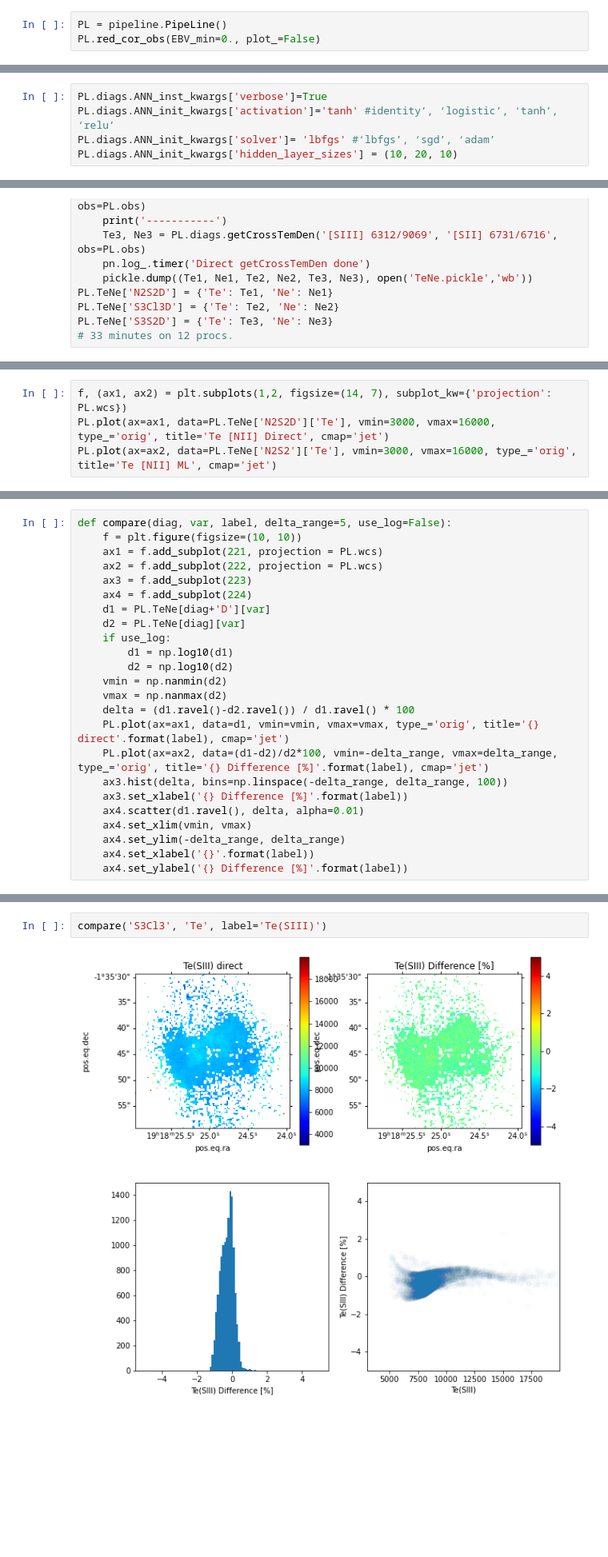
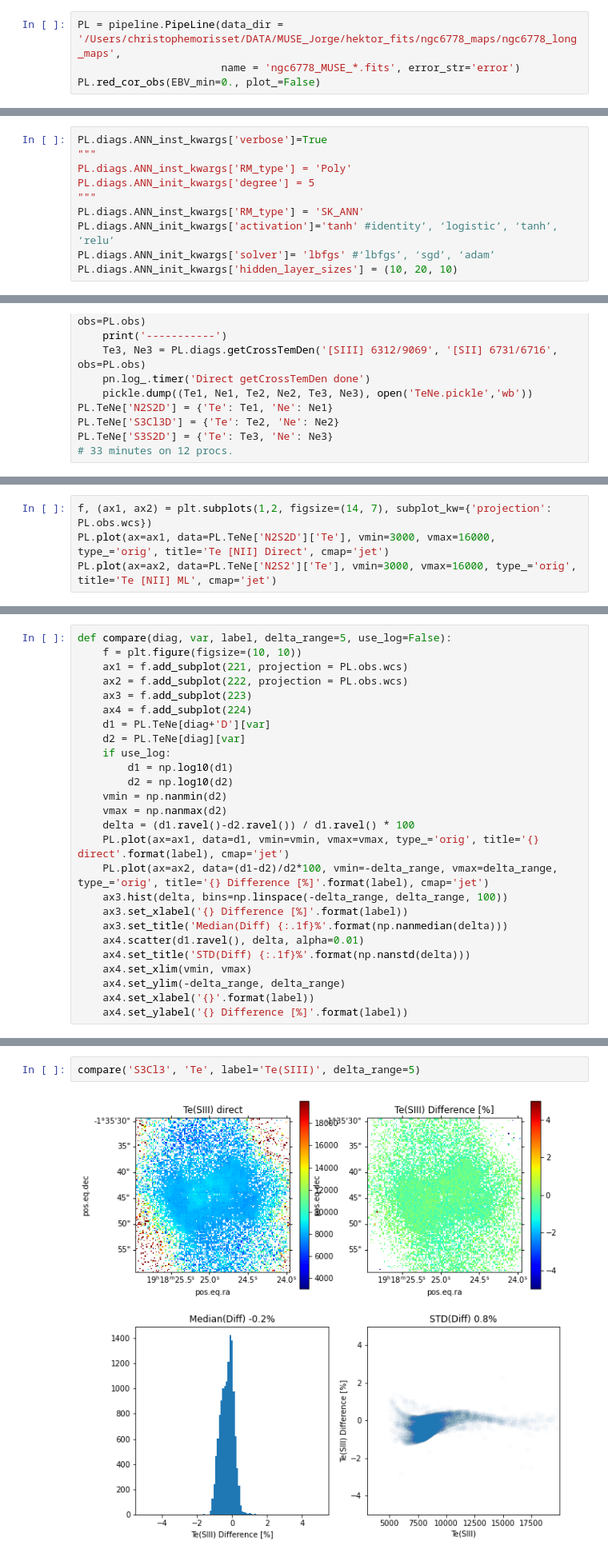
Before and after one commit to Morisset/MUSE_PNe, a Jupyter notebook: pipeline-testML.ipynb, the cells around one changed output, grey strips where cells are left out. Shown at 80% size. Drawn from its saved outputs; the diff is of its cells as text; blank space fills up the shorter version.

```diff
--- a/pipeline-testML.ipynb
+++ b/pipeline-testML.ipynb
@@ -17,4 +14,5 @@ The autoreload extension is already loaded. To reload it, use:
 # %%
-PL = pipeline.PipeLine()
+PL = pipeline.PipeLine(data_dir = '/Users/christophemorisset/DATA/MUSE_Jorge/hektor_fits/ngc6778_maps/ngc6778_long_maps',
+                       name = 'ngc6778_MUSE_*.fits', error_str='error')
 PL.red_cor_obs(EBV_min=0., plot_=False)
 # %% [output]
@@ -50,5 +46,10 @@ warng Observation: No line for O2_3727A+ from NoneNone at wavelength None (blend
 # %%
 PL.diags.ANN_inst_kwargs['verbose']=True
+"""
+PL.diags.ANN_inst_kwargs['RM_type'] = 'Poly'
+PL.diags.ANN_init_kwargs['degree'] = 5
+"""
+PL.diags.ANN_inst_kwargs['RM_type'] = 'SK_ANN'
 PL.diags.ANN_init_kwargs['activation']='tanh' #identity’, ‘logistic’, ‘tanh’, ‘relu’
 PL.diags.ANN_init_kwargs['solver']= 'lbfgs' #‘lbfgs’, ‘sgd’, ‘adam’
 PL.diags.ANN_init_kwargs['hidden_layer_sizes'] = (10, 20, 10)
@@ -82,5 +83,5 @@ pn.log_.timer('ANN getCrossTemDen done') # 22 secs to train on 6 procs
 # %%
-f, (ax1, ax2) = plt.subplots(1,2, figsize=(14, 7), subplot_kw={'projection': PL.wcs})
+f, (ax1, ax2) = plt.subplots(1,2, figsize=(14, 7), subplot_kw={'projection': PL.obs.wcs})
 PL.plot(ax=ax1, data=PL.TeNe['N2S2D']['Te'], vmin=3000, vmax=16000, type_='orig', title='Te [NII] Direct', cmap='jet')
 PL.plot(ax=ax2, data=PL.TeNe['N2S2']['Te'], vmin=3000, vmax=16000, type_='orig', title='Te [NII] ML', cmap='jet')
 # %% [output]
@@ -88,8 +89,8 @@ PL.plot(ax=ax2, data=PL.TeNe['N2S2']['Te'], vmin=3000, vmax=16000, type_='orig',
 # %%
 def compare(diag, var, label, delta_range=5, use_log=False):
     f = plt.figure(figsize=(10, 10))
-    ax1 = f.add_subplot(221, projection = PL.wcs)
-    ax2 = f.add_subplot(222, projection = PL.wcs)
+    ax1 = f.add_subplot(221, projection = PL.obs.wcs)
+    ax2 = f.add_subplot(222, projection = PL.obs.wcs)
     ax3 = f.add_subplot(223)
     ax4 = f.add_subplot(224)
     d1 = PL.TeNe[diag+'D'][var]
@@ -104,7 +105,9 @@ def compare(diag, var, label, delta_range=5, use_log=False):
     PL.plot(ax=ax2, data=(d1-d2)/d2*100, vmin=-delta_range, vmax=delta_range, type_='orig', title='{} Difference [%]'.format(label), cmap='jet')
     ax3.hist(delta, bins=np.linspace(-delta_range, delta_range, 100))
     ax3.set_xlabel('{} Difference [%]'.format(label))
+    ax3.set_title('Median(Diff) {:.1f}%'.format(np.nanmedian(delta)))
     ax4.scatter(d1.ravel(), delta, alpha=0.01)
+    ax4.set_title('STD(Diff) {:.1f}%'.format(np.nanstd(delta)))
     ax4.set_xlim(vmin, vmax)
     ax4.set_ylim(-delta_range, delta_range)
     ax4.set_xlabel('{}'.format(label))
@@ -120,5 +123,5 @@ compare('N2S2', 'Ne', label='log Ne(SII)', use_log=True)
 # %%
-compare('S3Cl3', 'Te', label='Te(SIII)')
+compare('S3Cl3', 'Te', label='Te(SIII)', delta_range=5)
 # %% [output]
-[figure, old version]
+[figure, new version]
 # %%
```
Also changed, not shown: parts of 9 cells of this notebook, 1 other file.
